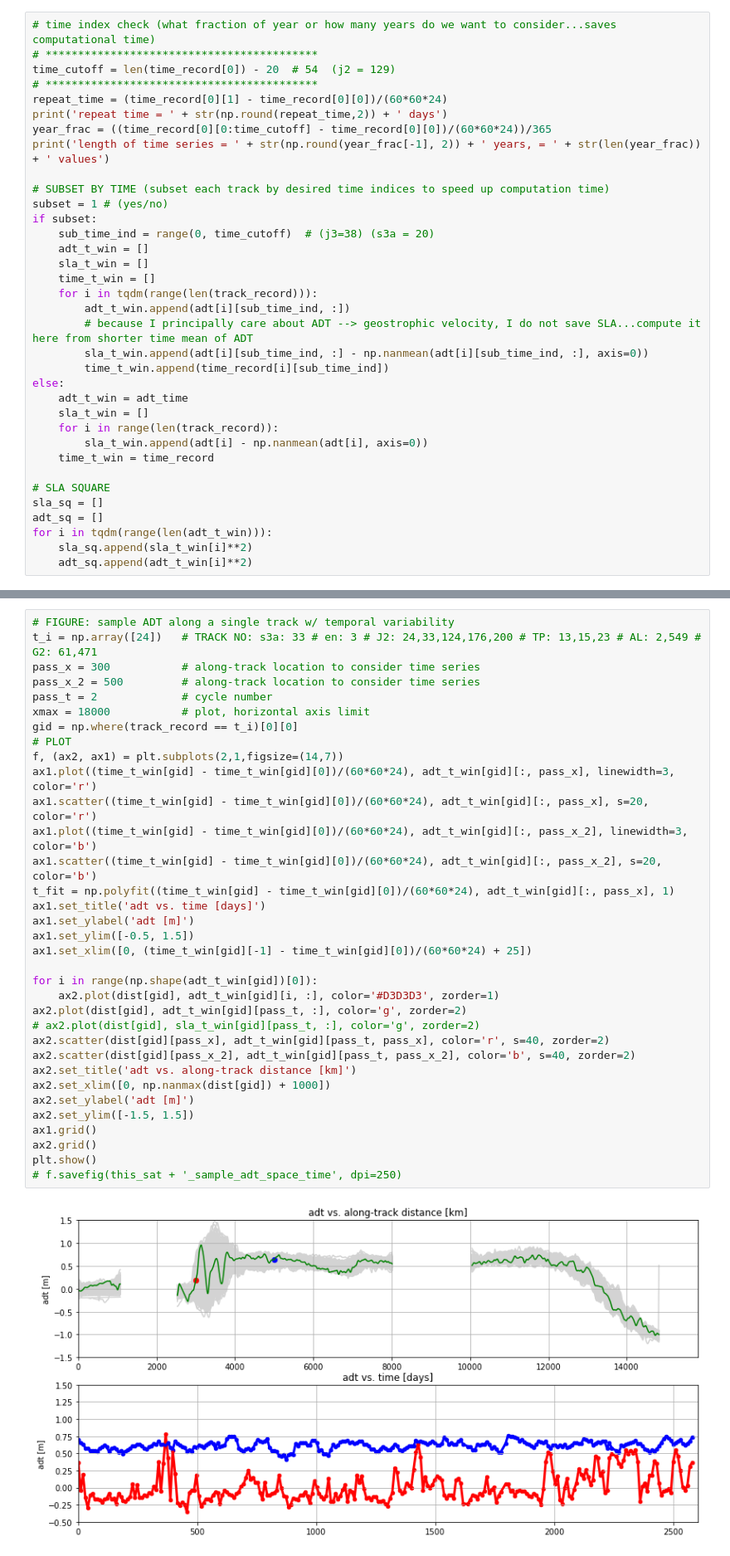
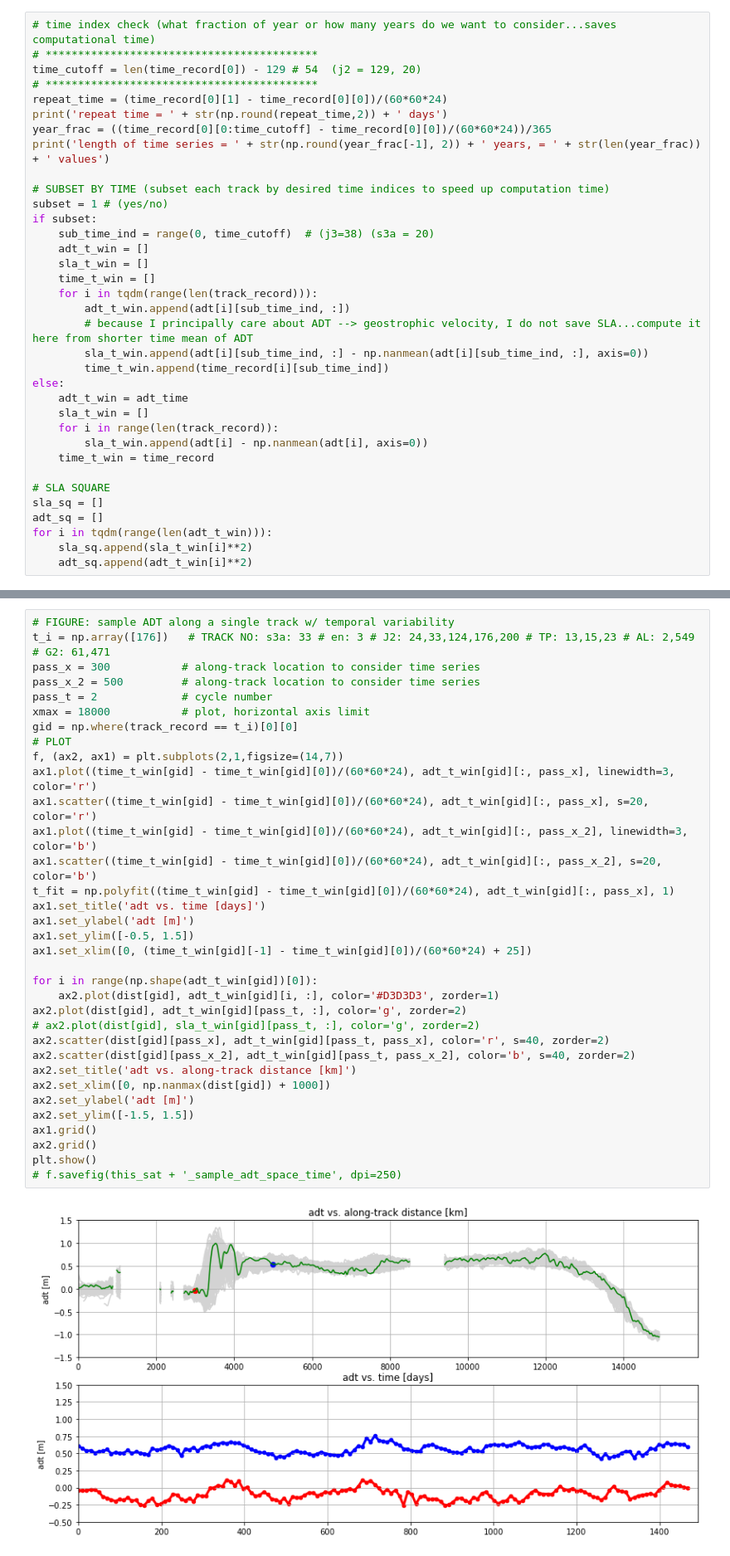
Before and after one commit to ocean-eddy-cpt/WP1T2-2D-EKE-Analysis, a Jupyter notebook: global_along_track.ipynb, the cells around one changed output, grey strips where cells are left out. Shown at 83% size. Cells and saved outputs as stored; diff of their text form.

```diff
--- a/global_along_track.ipynb
+++ b/global_along_track.ipynb
@@ -71,7 +71,7 @@ track_record = load_sat['track_record']
 # %%
 # time index check (what fraction of year or how many years do we want to consider...saves computational time)
 # ******************************************
-time_cutoff = len(time_record[0]) - 20  # 54  (j2 = 129)
+time_cutoff = len(time_record[0]) - 129 # 54  (j2 = 129, 20)
 # ******************************************
 repeat_time = (time_record[0][1] - time_record[0][0])/(60*60*24)
 print('repeat time = ' + str(np.round(repeat_time,2)) + ' days')
@@ -155,37 +155,37 @@ if save_f:
 # %%
 # FIGURE: sample ADT along a single track w/ temporal variability
-t_i = np.array([24])   # TRACK NO: s3a: 33 # en: 3 # J2: 24,33,124,176,200 # TP: 13,15,23 # AL: 2,549 # G2: 61,471
+t_i = np.array([176])   # TRACK NO: s3a: 33 # en: 3 # J2: 24,33,124,176,200 # TP: 13,15,23 # AL: 2,549 # G2: 61,471
 pass_x = 300           # along-track location to consider time series
 pass_x_2 = 500         # along-track location to consider time series
 pass_t = 2             # cycle number
 xmax = 18000           # plot, horizontal axis limit
 gid = np.where(track_record == t_i)[0][0]
 # PLOT
 f, (ax2, ax1) = plt.subplots(2,1,figsize=(14,7))
 ax1.plot((time_t_win[gid] - time_t_win[gid][0])/(60*60*24), adt_t_win[gid][:, pass_x], linewidth=3, color='r')
 ax1.scatter((time_t_win[gid] - time_t_win[gid][0])/(60*60*24), adt_t_win[gid][:, pass_x], s=20, color='r')
 ax1.plot((time_t_win[gid] - time_t_win[gid][0])/(60*60*24), adt_t_win[gid][:, pass_x_2], linewidth=3, color='b')
 ax1.scatter((time_t_win[gid] - time_t_win[gid][0])/(60*60*24), adt_t_win[gid][:, pass_x_2], s=20, color='b')
 t_fit = np.polyfit((time_t_win[gid] - time_t_win[gid][0])/(60*60*24), adt_t_win[gid][:, pass_x], 1)
 ax1.set_title('adt vs. time [days]')
 ax1.set_ylabel('adt [m]')
 ax1.set_ylim([-0.5, 1.5])
 ax1.set_xlim([0, (time_t_win[gid][-1] - time_t_win[gid][0])/(60*60*24) + 25])
 
 for i in range(np.shape(adt_t_win[gid])[0]):
     ax2.plot(dist[gid], adt_t_win[gid][i, :], color='#D3D3D3', zorder=1)
 ax2.plot(dist[gid], adt_t_win[gid][pass_t, :], color='g', zorder=2)
 # ax2.plot(dist[gid], sla_t_win[gid][pass_t, :], color='g', zorder=2)
 ax2.scatter(dist[gid][pass_x], adt_t_win[gid][pass_t, pass_x], color='r', s=40, zorder=2)
 ax2.scatter(dist[gid][pass_x_2], adt_t_win[gid][pass_t, pass_x_2], color='b', s=40, zorder=2)
 ax2.set_title('adt vs. along-track distance [km]')
 ax2.set_xlim([0, np.nanmax(dist[gid]) + 1000])
 ax2.set_ylabel('adt [m]')
 ax2.set_ylim([-1.5, 1.5])
 ax1.grid()
 ax2.grid()
 plt.show()
 # f.savefig(this_sat + '_sample_adt_space_time', dpi=250)
 # %% [output]
-[figure, old version]
+[figure, new version]
 # %%
```
Also changed, not shown: parts of 22 cells of this notebook, 2 other files.
